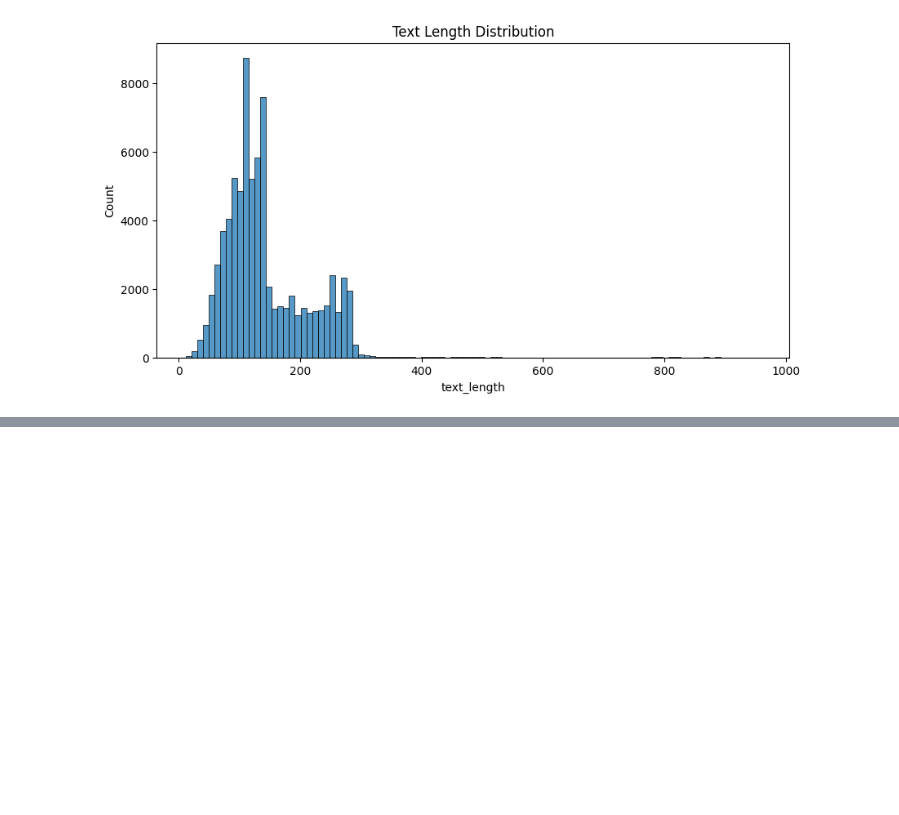
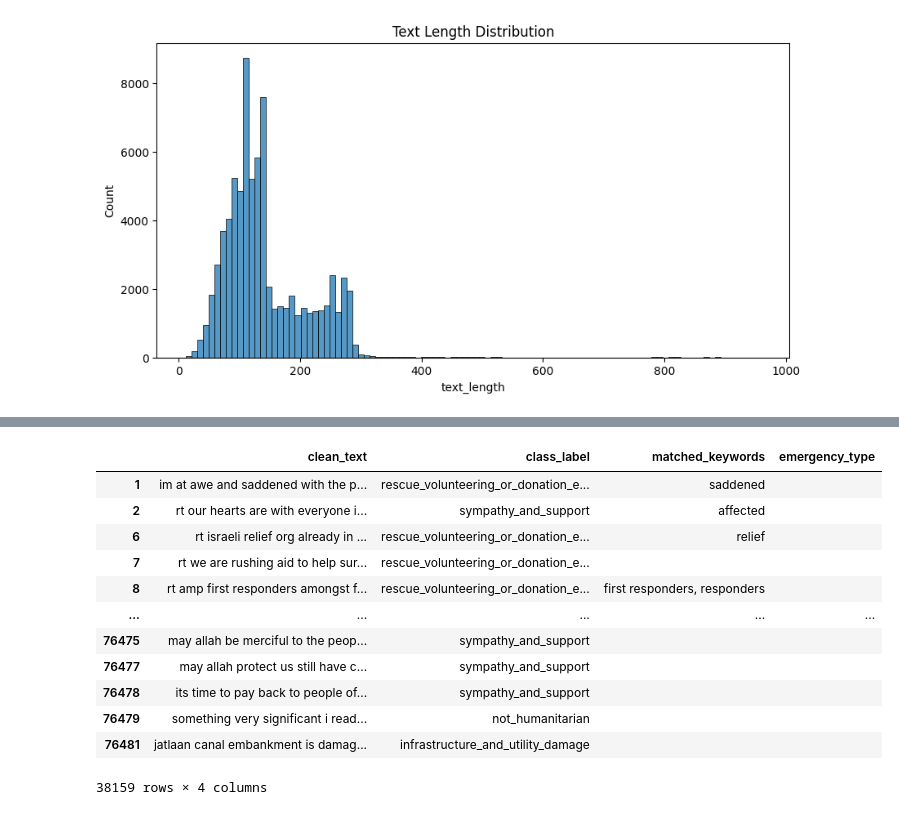
Before and after one commit to gitcrusher/EmergencyQ, a Jupyter notebook: dataset/notebooks/eda.ipynb, the cells around one changed output, grey strips where cells are left out. Cells and saved outputs as stored; diff of their text form; code cells hidden in the pictures; blank space fills up the shorter version.

```diff
--- a/dataset/notebooks/eda.ipynb
+++ b/dataset/notebooks/eda.ipynb
@@ -223,0 +426,16 @@ Error:
+# %%
+df[df["emergency_type"]==""]
+# %% [output]
+|  | clean_text | class_label | matched_keywords | emergency_type |
+| 1 | im at awe and saddened with the p... | rescue_volunteering_or_donation_e... | saddened |  |
+| 2 | rt our hearts are with everyone i... | sympathy_and_support | affected |  |
+| 6 | rt israeli relief org already in ... | rescue_volunteering_or_donation_e... | relief |  |
+| 7 | rt we are rushing aid to help sur... | rescue_volunteering_or_donation_e... |  |  |
+| 8 | rt amp first responders amongst f... | rescue_volunteering_or_donation_e... | first responders, responders |  |
+| ... | ... | ... | ... | ... |
+| 76475 | may allah be merciful to the peop... | sympathy_and_support |  |  |
+| 76477 | may allah protect us still have c... | sympathy_and_support |  |  |
+| 76478 | its time to pay back to people of... | sympathy_and_support |  |  |
+| 76479 | something very significant i read... | not_humanitarian |  |  |
+| 76481 | jatlaan canal embankment is damag... | infrastructure_and_utility_damage |  |  |
+38159 rows × 4 columns
```
Also changed, not shown: parts of 33 cells of this notebook, 3 other files.
